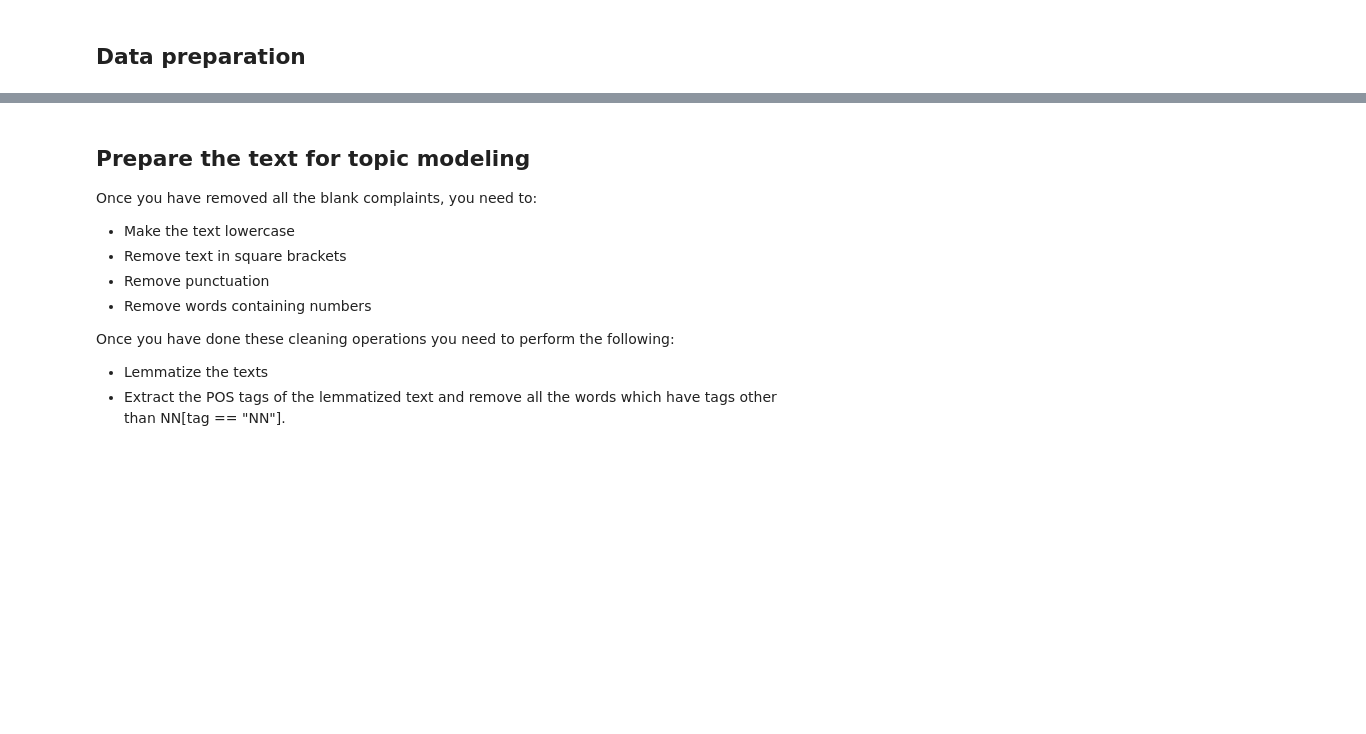
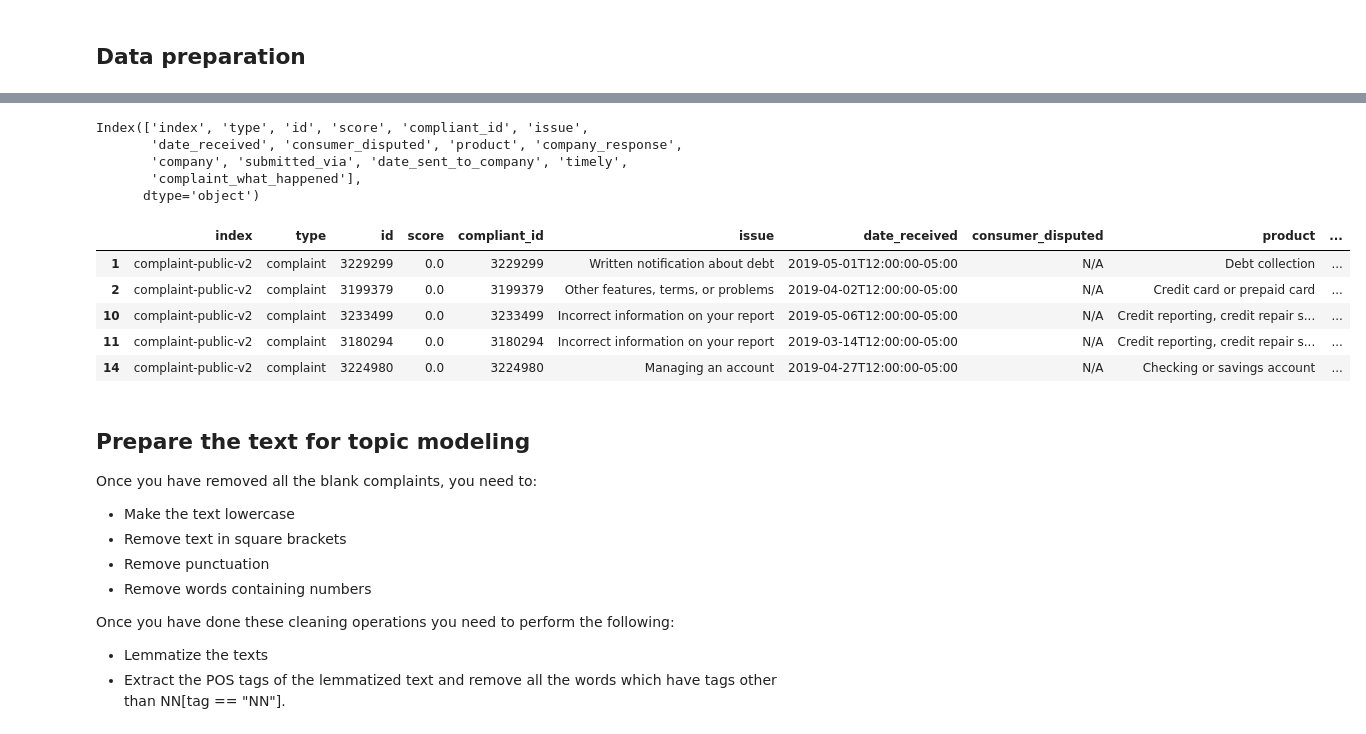
Before and after one commit to devimur2021/Automatic-Ticket-Classification-NLP, a Jupyter notebook: Automatic_Ticket_Classification_Assignment.ipynb, the cells around one changed output, grey strips where cells are left out. Cells and saved outputs as stored; diff of their text form; code cells hidden in the pictures; blank space fills up the shorter version.

```diff
--- a/Automatic_Ticket_Classification_Assignment.ipynb
+++ b/Automatic_Ticket_Classification_Assignment.ipynb
@@ -72 +80,4 @@ data = json.load(f)
 df=pd.json_normalize(data)
+# %%
+pd.set_option('max_columns', None)
+df.head(5)
@@ -80,0 +165,3 @@ df=pd.json_normalize(data)
+# %%
+# Drop Columns having ~30% missing values
+df.drop(['_source.tags','_source.zip_code','_source.state','_source.company_public_response','_source.sub_product','_source.sub_issue','_source.consumer_consent_provided'],axis=1,inplace=True)
@@ -81,7 +191,48 @@ df=pd.json_normalize(data)
+# %%
+#Assign new column names
+newNames = {
+    '_index':'index',
+    '_type': 'type',
+    '_id' : 'id',
+    '_score':'score',
+    '_source.complaint_id':'compliant_id',
+    '_source.issue' : 'issue',
+    '_source.date_received':'date_received',
+    '_source.consumer_disputed':'consumer_disputed',
+    '_source.product':'product',
+    '_source.company_response':'company_response',
+    '_source.company':'company',
+    '_source.submitted_via':'submitted_via',
+    '_source.date_sent_to_company':'date_sent_to_company',
+    '_source.timely':'timely',
+    '_source.complaint_what_happened':'complaint_what_happened'
+}
+df.rename(columns=newNames,inplace=True)
+df.columns
+# %% [output]
+Index(['index', 'type', 'id', 'score', 'compliant_id', 'issue',
+       'date_received', 'consumer_disputed', 'product', 'company_response',
+       'company', 'submitted_via', 'date_sent_to_company', 'timely',
+       'complaint_what_happened'],
+      dtype='object')
 # %%
 #Assign nan in place of blanks in the complaints column
+
+#df[df['complaint_what_happened'] == ''].index
+
+# Replace on single column
+df.complaint_what_happened.replace('',np.nan,regex = True,inplace=True)
 # %%
 #Remove all rows where complaints column is nan
+df.dropna(axis=0,inplace=True)
+df.head(5)
+# %% [output]
+|  | index | type | id | score | compliant_id | issue | date_received | consumer_disputed | product | ... |
+| 1 | complaint-public-v2 | complaint | 3229299 | 0.0 | 3229299 | Written notification about debt | 2019-05-01T12:00:00-05:00 | N/A | Debt collection | ... |
+| 2 | complaint-public-v2 | complaint | 3199379 | 0.0 | 3199379 | Other features, terms, or problems | 2019-04-02T12:00:00-05:00 | N/A | Credit card or prepaid card | ... |
+| 10 | complaint-public-v2 | complaint | 3233499 | 0.0 | 3233499 | Incorrect information on your report | 2019-05-06T12:00:00-05:00 | N/A | Credit reporting, credit repair s... | ... |
+| 11 | complaint-public-v2 | complaint | 3180294 | 0.0 | 3180294 | Incorrect information on your report | 2019-03-14T12:00:00-05:00 | N/A | Credit reporting, credit repair s... | ... |
+| 14 | complaint-public-v2 | complaint | 3224980 | 0.0 | 3224980 | Managing an account | 2019-04-27T12:00:00-05:00 | N/A | Checking or savings account | ... |
 # %% [markdown]
 ## Prepare the text for topic modeling
 
```
Also changed, not shown: parts of 11 cells of this notebook.
